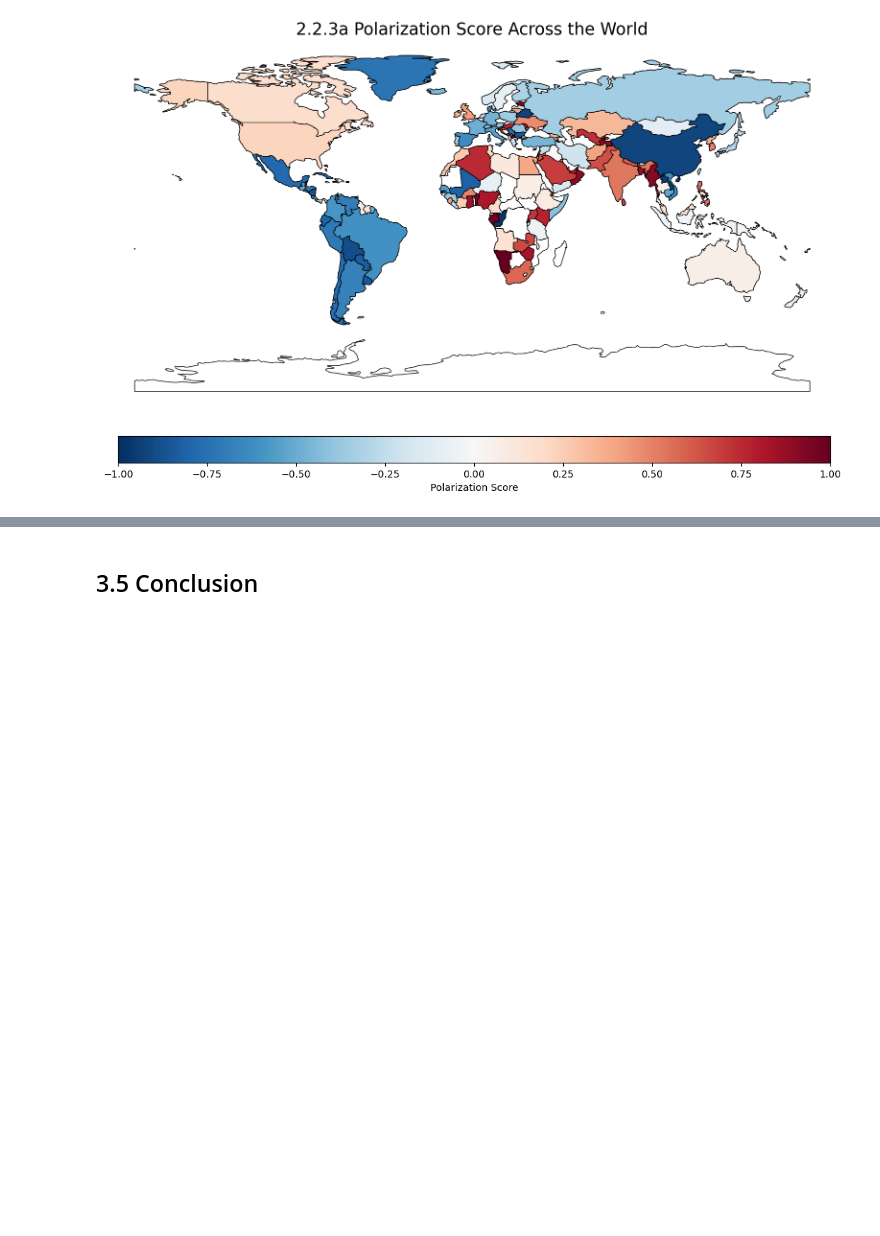
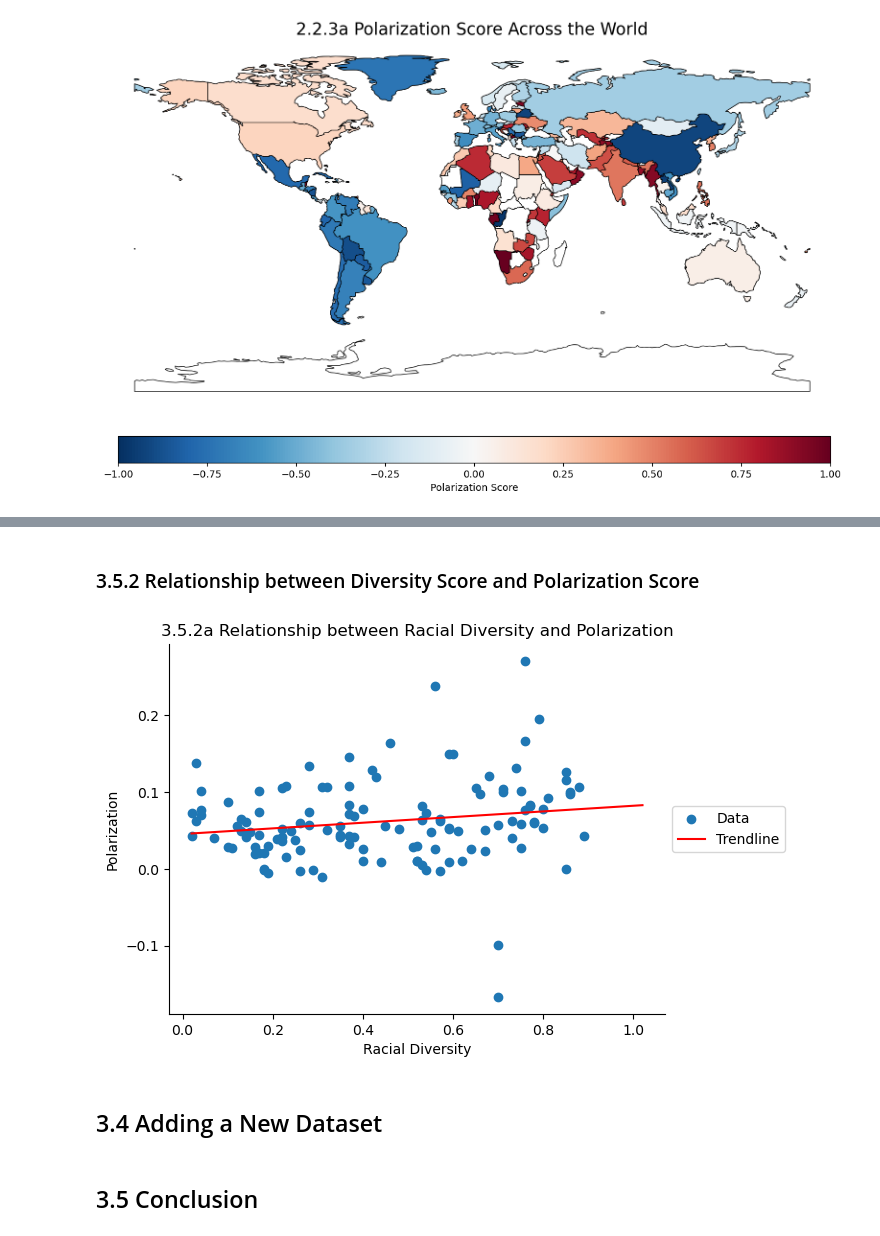
Before and after one commit to gavinhaozzh/Twitter-sentiment-analysis, a Jupyter notebook: Project3.ipynb, the cells around one changed output, grey strips where cells are left out. Cells and saved outputs as stored; diff of their text form; code cells hidden in the pictures; blank space fills up the shorter version.

```diff
--- a/Project3.ipynb
+++ b/Project3.ipynb
@@ -1058,0 +1055,8 @@ Screenshot of the HTML codes:
+# %%
+# first store the URL
+diver_web_url = "https://wisevoter.com/country-rankings/most-racially-diverse-countries/#taiwan"
+# use the requests program to get a response from the web server
+# then save the response object in diver_response
+diver_response = requests.get(diver_web_url)
+# print the status code to see if we visted the website successfully
+print(diver_response.status_code)
@@ -1059,3 +1242,43 @@ Screenshot of the HTML codes:
+# %% [markdown]
+### 3.5.2 Relationship between Diversity Score and Polarization Score
+# %%
+# Sort the merged_diver_polar dataframe by the "Racial Diversity" column
+merged_diver_polar = merged_diver_polar.sort_values(by='Racial Diversity')
+
+# Convert the "Racial Diversity" and "polarization" columns to a numeric data type
+merged_diver_polar['Racial Diversity'] = pd.to_numeric(merged_diver_polar['Racial Diversity'], errors='coerce')
+merged_diver_polar['polarization'] = pd.to_numeric(merged_diver_polar['polarization'], errors='coerce')
+
+# Drop any rows with missing values
+merged_diver_polar = merged_diver_polar.dropna()
+
+# Create a scatter plot using the sorted data
+plt.scatter(merged_diver_polar['Racial Diversity'], merged_diver_polar['polarization'], label='Data')
+
+# Add labels and title
+plt.xlabel('Racial Diversity')
+plt.ylabel('Polarization')
+plt.title('3.5.2a Relationship between Racial Diversity and Polarization')
+
+# Add trend line
+coefficients = np.polyfit(merged_diver_polar['Racial Diversity'], merged_diver_polar['polarization'], 1)
+trendline_x = np.arange(min(merged_diver_polar['Racial Diversity']), max(merged_diver_polar['Racial Diversity']) + 1)
+trendline_y = coefficients[0] * trendline_x + coefficients[1]
+plt.plot(trendline_x, trendline_y, label='Trendline', color='red')
+
+# Remove top and right borders
+plt.gca().spines['top'].set_visible(False)
+plt.gca().spines['right'].set_visible(False)
+
+# Move legend outside of the plot
+plt.legend(loc='center left', bbox_to_anchor=(1, 0.5))
+
+# Show the graph
+plt.show()
+# %% [output]
+[figure, added]
+# %% [markdown]
+## 3.4 Adding a New Dataset
 # %% [markdown]
 ## 3.5 Conclusion
 # %% [markdown]
```
Also changed, not shown: parts of 49 cells of this notebook.
